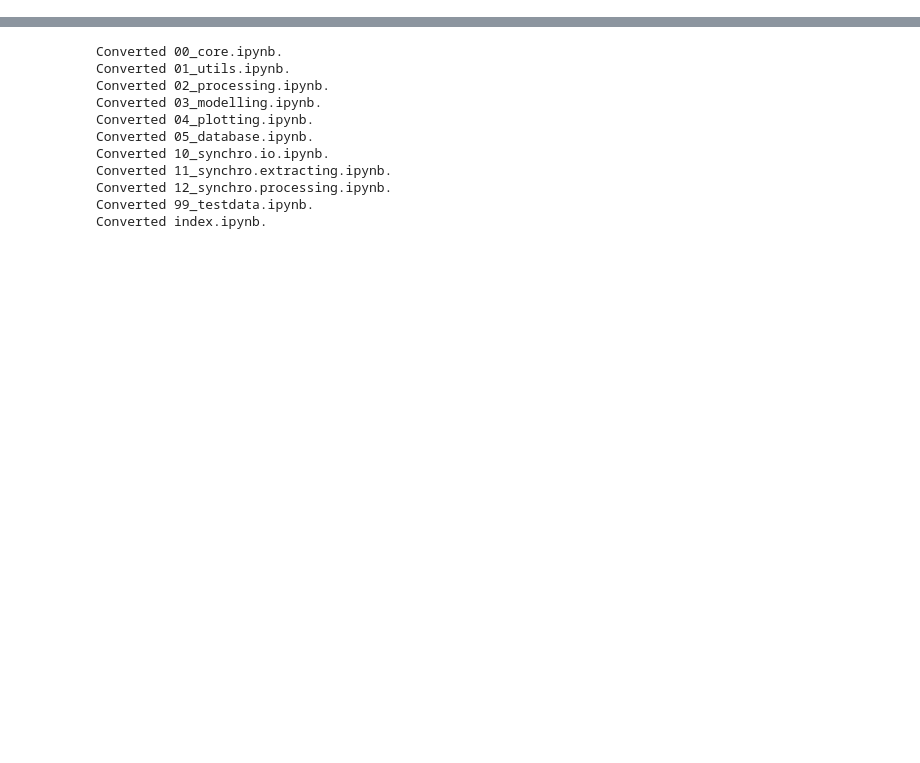
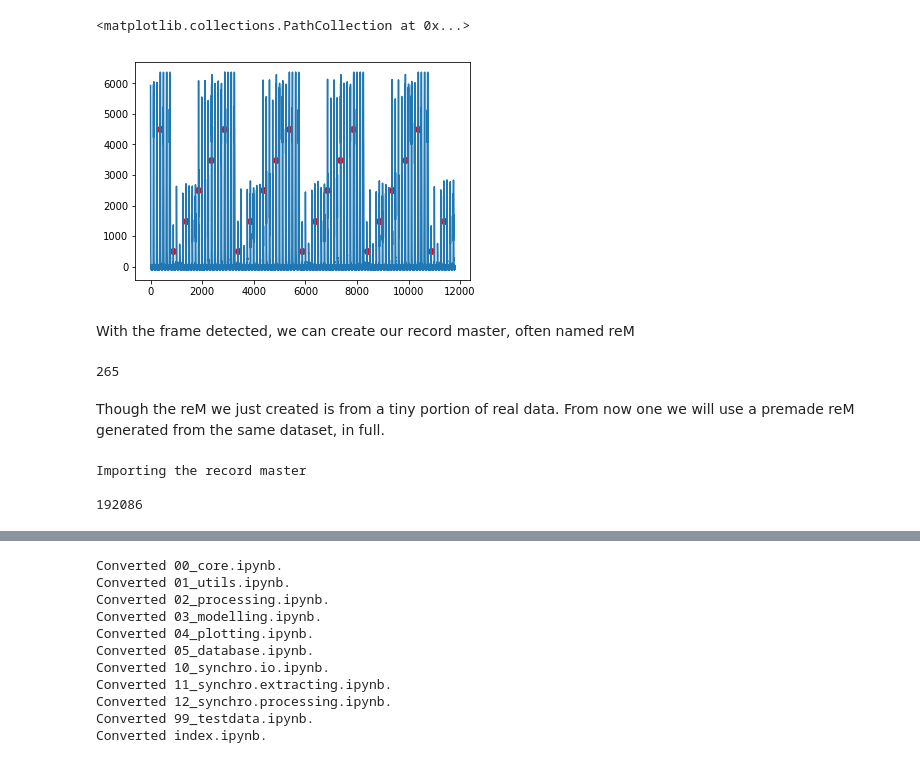
Before and after one commit to Tom-TBT/theonerig, a Jupyter notebook: 12_synchro.processing.ipynb, the cells around one changed output, grey strips where cells are left out. Drawn from its saved outputs; the diff is of its cells as text; code cells hidden in the pictures; blank space fills up the shorter version.

```diff
--- a/12_synchro.processing.ipynb
+++ b/12_synchro.processing.ipynb
@@ -104,6 +142,10 @@ def error_check(frame_tp):
 # %%
 #export
 def cluster_frame_signals(data, frame_timepoints, n_cluster=5):
+    """Cluster the `frame_timepoints` in `n_cluster` categories depending on the area under the curve.
+        - data: raw data used to compute the AUC
+        - frame_timepoints: timepoints delimitating each frame
+        - n_cluster: Number of cluster for the frame signals"""
     frame_aucs = np.fromiter(map(np.trapz, np.split(data, frame_timepoints)), float)
     if frame_timepoints[0] != 0: #We need to remove the first part if it wasn't a full frame
         frame_aucs = frame_aucs[1:]
@@ -132,6 +174,8 @@ def cluster_frame_signals(data, frame_timepoints, n_cluster=5):
     return np.array([np.sum(auc>thresholds) for auc in frame_aucs], dtype=int)
 
 def cluster_by_epochs(data, frame_timepoints, frame_signals, epochs):
+    """Does the same thing as `cluster_frame_signals`, but working on epochs around which the
+    number of cluster can differ. Useful when a record contains stimuli with different signals sizes."""
 
     frame_aucs = np.fromiter(map(np.trapz, np.split(data, frame_timepoints)), float)
     if frame_timepoints[0] != 0: #We need to remove the first part if it wasn't a full frame
@@ -162,3 +208,31 @@ def cluster_by_epochs(data, frame_timepoints, frame_signals, epochs):
+# %%
+frame_signals = cluster_frame_signals(photodiode_data, frame_timepoints, n_cluster=5)
+# %%
+plt.figure()
+plt.plot(photodiode_data[120000:131800])
+plt.scatter(frame_timepoints[frame_timepoints>120000]-120000, frame_signals[frame_timepoints>120000]*1000+500, c='r')
+# %% [output]
+<matplotlib.collections.PathCollection at 0x...>
+[figure, added]
+# %% [markdown]
+With the frame detected, we can create our record master, often named reM
+# %%
+from theonerig.core import *
+from theonerig.utils import *
+ref_timepoints, ref_signals = extend_sync_timepoints(frame_timepoints, frame_signals, up_bound=len(photodiode_data))
+reM = RecordMaster([(ref_timepoints, ref_signals)])
+print(len(reM[0]))
+# %% [output]
+265
+# %% [markdown]
+Though the reM we just created is from a tiny portion of real data. From now one we will use a premade reM generated from the same dataset, in full.
+# %%
+reM = import_record("./files/basic_synchro/reM_basic_synchro.h5")
+print(len(reM[0]))
+# %% [output]
+Importing the record master
+
+192086
 # %%
 #export
 def parse_time(time_str, pattern="%y%m%d_%H%M%S"):
```
Also changed, not shown: parts of 31 cells of this notebook, 2 other files.
